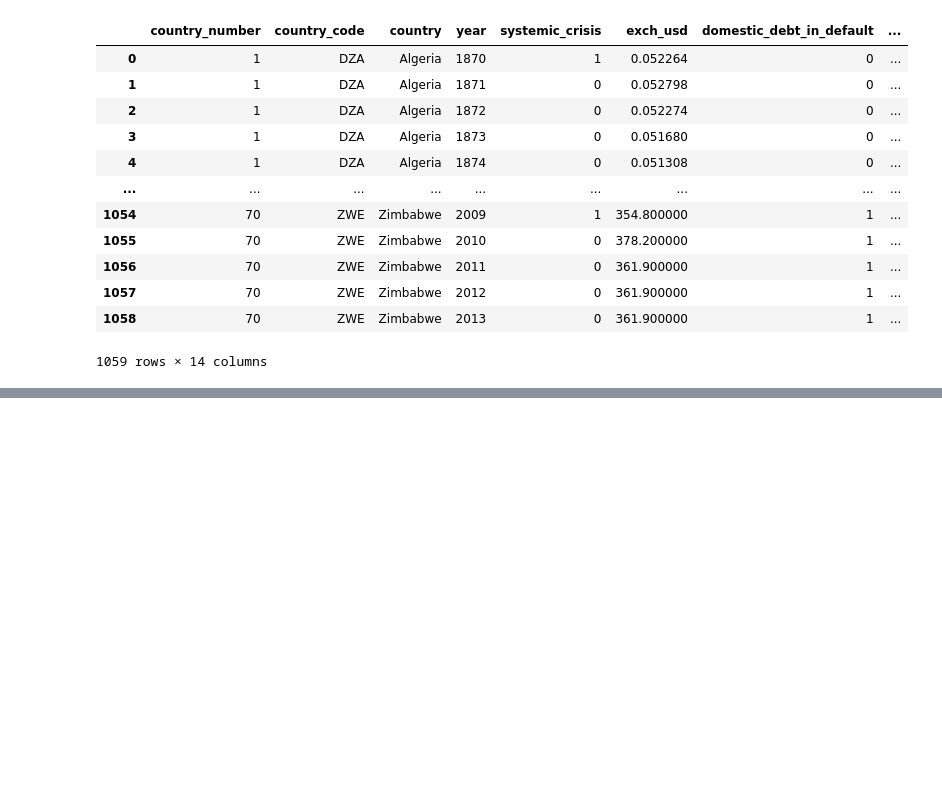
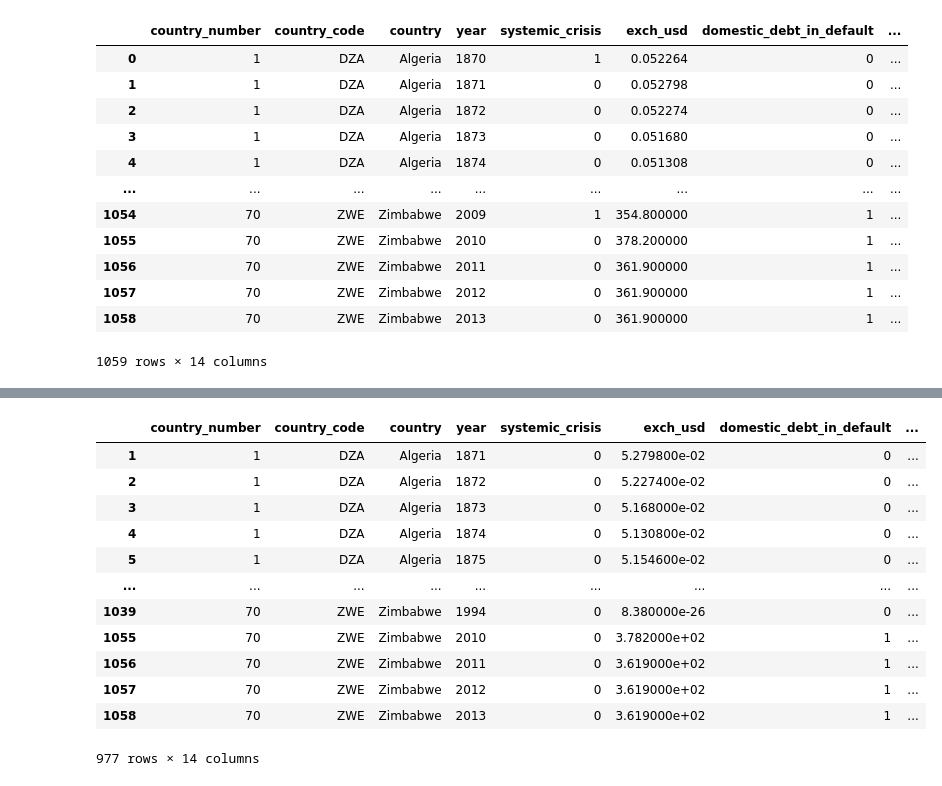
Before and after one commit to patech123/gomycode-data-science, a Jupyter notebook: Supervised_Learning_Classification.ipynb, the cells around one changed output, grey strips where cells are left out. Drawn from its saved outputs; the diff is of its cells as text; code cells hidden in the pictures; blank space fills up the shorter version.

```diff
--- a/Supervised_Learning_Classification.ipynb
+++ b/Supervised_Learning_Classification.ipynb
@@ -21,0 +135,21 @@ df
+# %%
+from scipy import stats
+import numpy as np
+
+df1 = df[(np.abs(stats.zscore(df['systemic_crisis'])) < 3)]
+df2 = df1[(np.abs(stats.zscore(df1['inflation_crises'])) < 3)]
+df1
+# %% [output]
+|  | country_number | country_code | country | year | systemic_crisis | exch_usd | domestic_debt_in_default | ... |
+| 1 | 1 | DZA | Algeria | 1871 | 0 | 5.279800e-02 | 0 | ... |
+| 2 | 1 | DZA | Algeria | 1872 | 0 | 5.227400e-02 | 0 | ... |
+| 3 | 1 | DZA | Algeria | 1873 | 0 | 5.168000e-02 | 0 | ... |
+| 4 | 1 | DZA | Algeria | 1874 | 0 | 5.130800e-02 | 0 | ... |
+| 5 | 1 | DZA | Algeria | 1875 | 0 | 5.154600e-02 | 0 | ... |
+| ... | ... | ... | ... | ... | ... | ... | ... | ... |
+| 1039 | 70 | ZWE | Zimbabwe | 1994 | 0 | 8.380000e-26 | 0 | ... |
+| 1055 | 70 | ZWE | Zimbabwe | 2010 | 0 | 3.782000e+02 | 1 | ... |
+| 1056 | 70 | ZWE | Zimbabwe | 2011 | 0 | 3.619000e+02 | 1 | ... |
+| 1057 | 70 | ZWE | Zimbabwe | 2012 | 0 | 3.619000e+02 | 1 | ... |
+| 1058 | 70 | ZWE | Zimbabwe | 2013 | 0 | 3.619000e+02 | 1 | ... |
+977 rows × 14 columns
```
Also changed, not shown: parts of 11 cells of this notebook.
